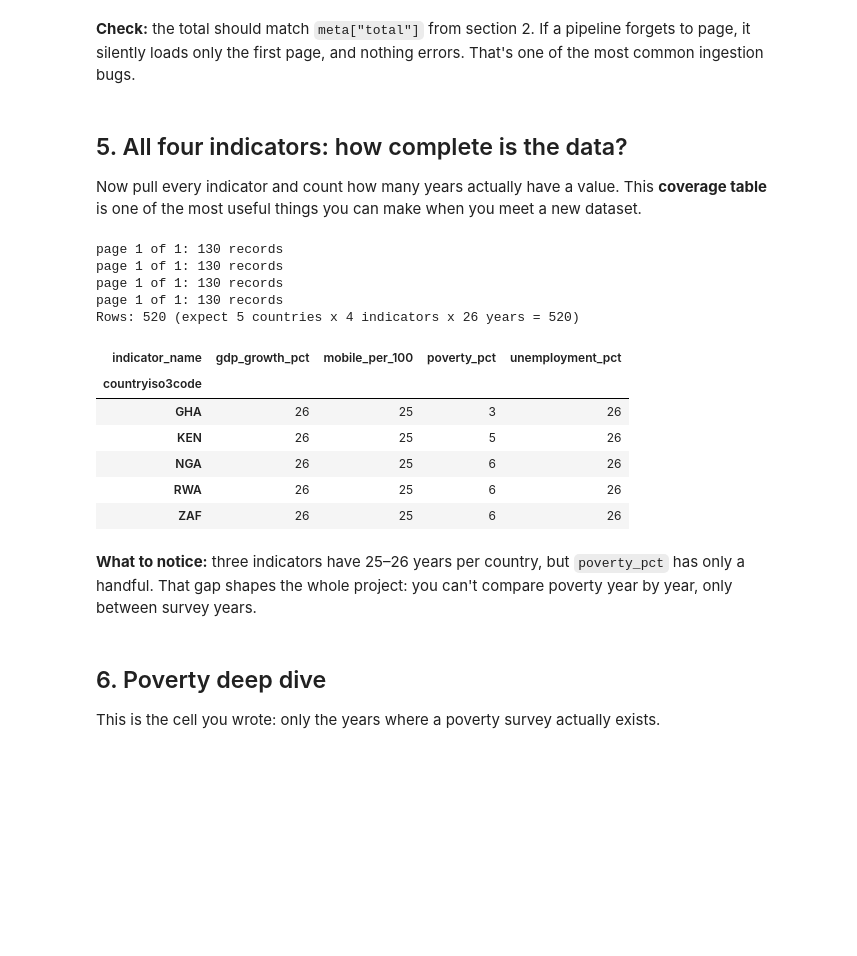
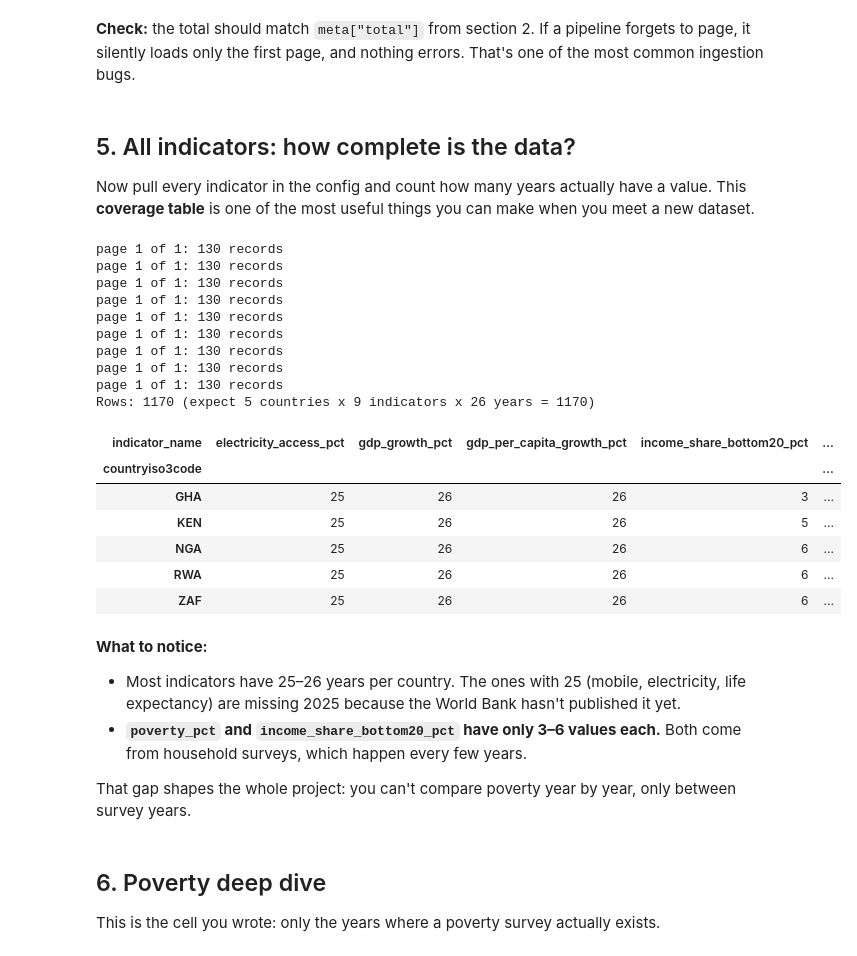
Before and after one commit to alice80learns/Alice_projects, a Jupyter notebook: growth_vs_econdev/notebooks/exploratory.ipynb, the cells around one changed output. Cells and saved outputs as stored; diff of their text form; code cells hidden in the pictures; blank space fills up the shorter version.

```diff
--- a/growth_vs_econdev/notebooks/exploratory.ipynb
+++ b/growth_vs_econdev/notebooks/exploratory.ipynb
@@ -155,40 +157,50 @@ Total collected: 130
 # %% [markdown]
 **Check:** the total should match `meta["total"]` from section 2. If a pipeline forgets to page, it silently loads only the first page, and nothing errors. That's one of the most common ingestion bugs.
 # %% [markdown]
-## 5. All four indicators: how complete is the data?
+## 5. All indicators: how complete is the data?
 
-Now pull every indicator and count how many years actually have a value. This **coverage table** is one of the most useful things you can make when you meet a new dataset.
+Now pull every indicator in the config and count how many years actually have a value. This **coverage table** is one of the most useful things you can make when you meet a new dataset.
 # %%
 frames = []
 for code, name in INDICATORS.items():
     recs = fetch_all_pages(f"{BASE_URL}/country/{';'.join(COUNTRIES)}/indicator/{code}",
                            {**params, "per_page": 1000})
     frame = pd.json_normalize(recs)
     frame["indicator_name"] = name
     frames.append(frame)
 
 all_df = pd.concat(frames, ignore_index=True)
-print("Rows:", len(all_df), "(expect 5 countries x 4 indicators x 26 years = 520)")
+expected = len(COUNTRIES) * len(INDICATORS) * (END - START + 1)
+print("Rows:", len(all_df), f"(expect {len(COUNTRIES)} countries x {len(INDICATORS)} indicators x {END - START + 1} years = {expected})")
 
 coverage = (all_df.assign(has_value=all_df["value"].notna())
                   .pivot_table(index="countryiso3code", columns="indicator_name",
                                values="has_value", aggfunc="sum"))
 coverage
 # %% [output]
 page 1 of 1: 130 records
 page 1 of 1: 130 records
 page 1 of 1: 130 records
 page 1 of 1: 130 records
-Rows: 520 (expect 5 countries x 4 indicators x 26 years = 520)
+page 1 of 1: 130 records
+page 1 of 1: 130 records
+page 1 of 1: 130 records
+page 1 of 1: 130 records
+page 1 of 1: 130 records
+Rows: 1170 (expect 5 countries x 9 indicators x 26 years = 1170)
-| indicator_name | gdp_growth_pct | mobile_per_100 | poverty_pct | unemployment_pct |
-| countryiso3code |  |  |  |  |
-| GHA | 26 | 25 | 3 | 26 |
-| KEN | 26 | 25 | 5 | 26 |
-| NGA | 26 | 25 | 6 | 26 |
-| RWA | 26 | 25 | 6 | 26 |
-| ZAF | 26 | 25 | 6 | 26 |
+| indicator_name | electricity_access_pct | gdp_growth_pct | gdp_per_capita_growth_pct | income_share_bottom20_pct | ... |
+| countryiso3code |  |  |  |  | ... |
+| GHA | 25 | 26 | 26 | 3 | ... |
+| KEN | 25 | 26 | 26 | 5 | ... |
+| NGA | 25 | 26 | 26 | 6 | ... |
+| RWA | 25 | 26 | 26 | 6 | ... |
+| ZAF | 25 | 26 | 26 | 6 | ... |
 # %% [markdown]
-**What to notice:** three indicators have 25–26 years per country, but `poverty_pct` has only a handful. That gap shapes the whole project: you can't compare poverty year by year, only between survey years.
+**What to notice:**
+- Most indicators have 25–26 years per country. The ones with 25 (mobile, electricity, life expectancy) are missing 2025 because the World Bank hasn't published it yet.
+- **`poverty_pct` and `income_share_bottom20_pct` have only 3–6 values each.** Both come from household surveys, which happen every few years.
+
+That gap shapes the whole project: you can't compare poverty year by year, only between survey years.
 # %% [markdown]
 ## 6. Poverty deep dive
 
```
Also changed, not shown: parts of 11 cells of this notebook.
